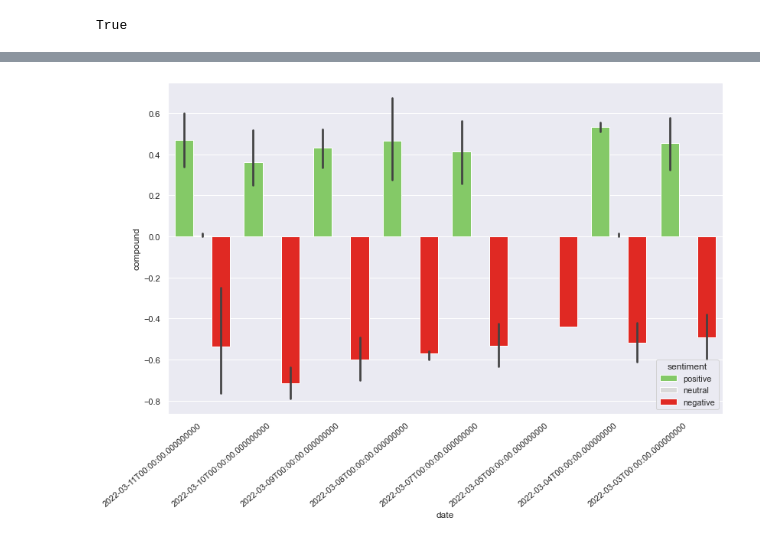
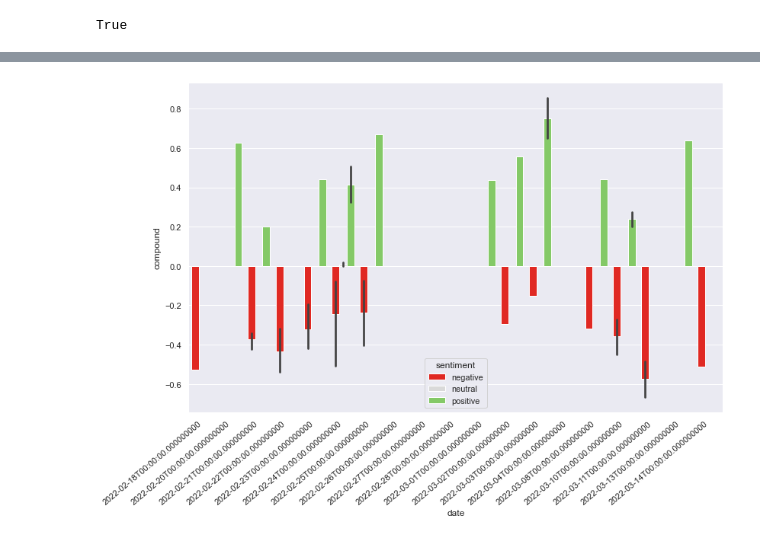
Before and after one commit to pval108/StockNewsScraper, a Jupyter notebook: stocknews_scraper.ipynb, the cells around one changed output, grey strips where cells are left out. Saved outputs shown, nothing was run; the diff lists cells and outputs as text; code cells hidden in the pictures.

```diff
--- a/stocknews_scraper.ipynb
+++ b/stocknews_scraper.ipynb
@@ -22,7 +22,7 @@ finwiz_url = 'https://finviz.com/quote.ashx?t='
 
 news_tables = {}
 
-tickers = ['CVX','XOM','HFC']
+tickers = ['CVX','XOM','HFC','BABA']
 
 for ticker in tickers:
     url = finwiz_url + ticker
@@ -184,7 +184,7 @@ cols = [textwrap.wrap(x, width=20) for x in cols]
 # print(cols)
 # [['Very Long Column', 'Title 0'], ['Very Long Column', 'Title 1']]
 # %%
-t = parsed_and_scored_news[parsed_and_scored_news['ticker']=='CVX']
+t = parsed_and_scored_news[parsed_and_scored_news['ticker']=='BABA']
 t.head(15)
 # %% [output]
 |  | ticker | date | time | headline | neg | neu | pos | compound | sentiment |
@@ -206,24 +206,19 @@ t.head(15)
 # %%
 sns.set(rc={'figure.figsize':(11.7,8.27)})
 
 #7ed957 green
 #FF0B04 red
 #d9d9d9 neutral
 
-colors = ["#7ed957",'#d9d9d9',"#FF0B04"]
+colors = ["#FF0B04",'#d9d9d9',"#7ed957"]
 # Set your custom color palette
 sns.set_palette(sns.color_palette(colors))
 
 #plt.rcParams['figure.figsize'] = [40, 6]
-ax = sns.barplot(x='date', y='compound',hue ='sentiment', data=t)
-
-
-
-
-
+ax = sns.barplot(x='date', y='compound',hue ='sentiment', data=t.sort_values(by='date',ascending=True))
 
 ax.set_xticklabels(ax.get_xticklabels(), rotation=40, ha="right")
 plt.tight_layout()
 plt.show()
 # %% [output]
-[figure, old version]
+[figure, new version]
```
Also changed, not shown: parts of 5 cells of this notebook.
